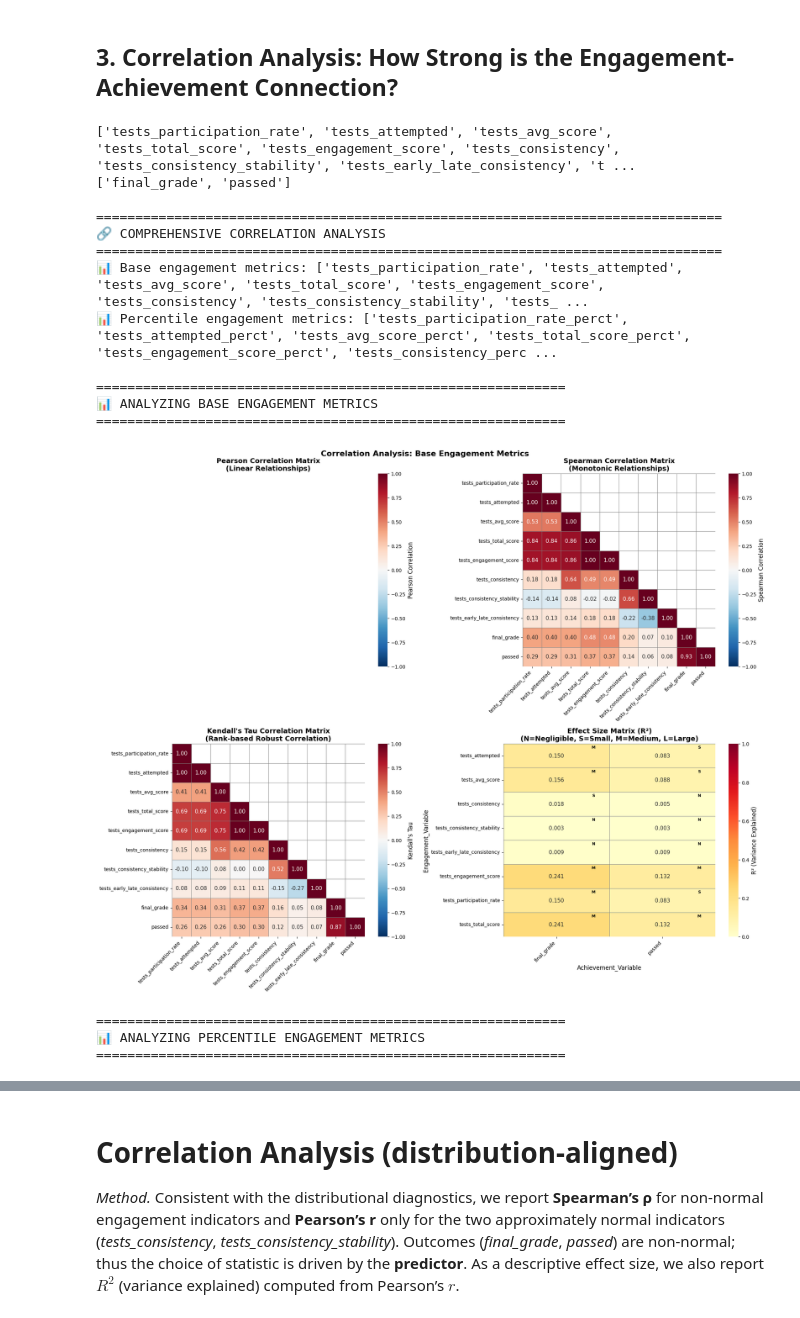
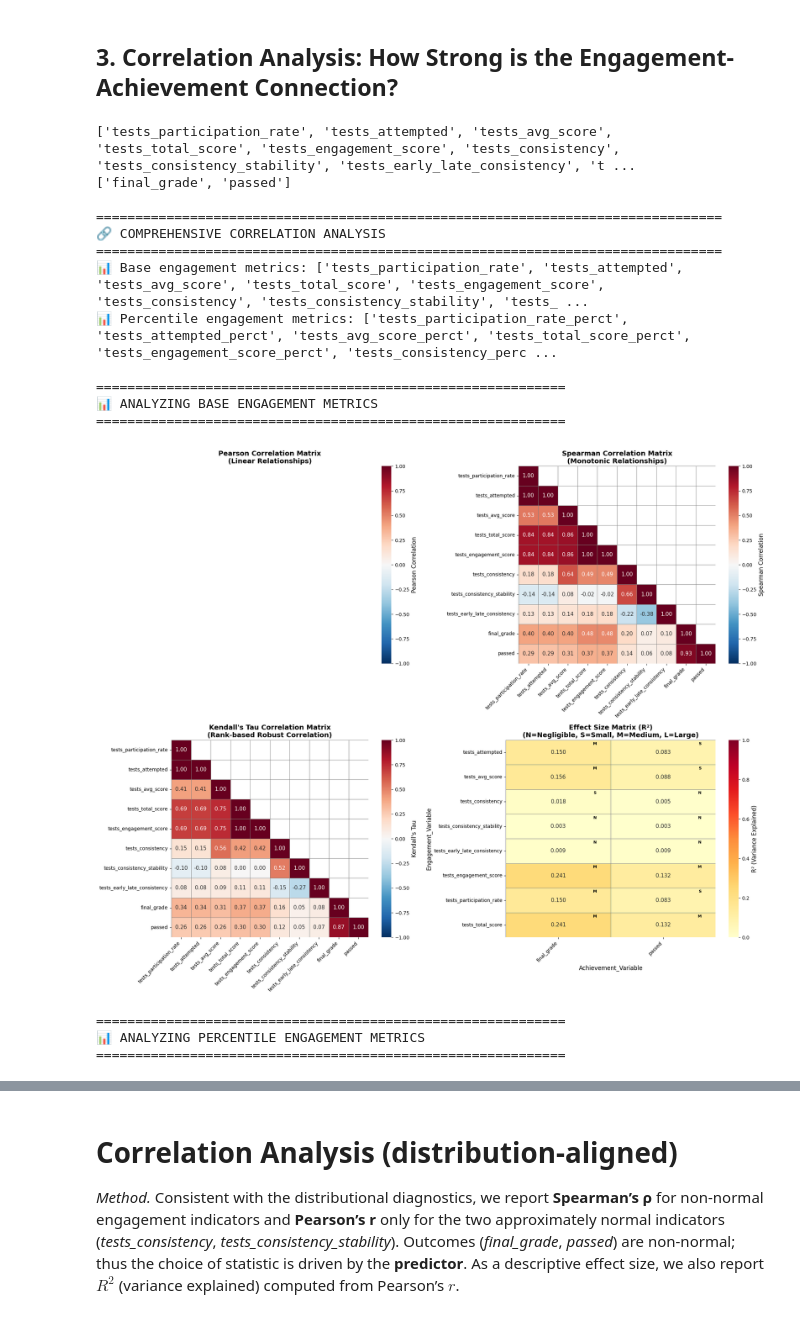
Before and after one commit to jsam/fc, a Jupyter notebook: notebooks/01_engagement_regression.ipynb, the cells around one changed output, grey strips where cells are left out. Drawn from its saved outputs; the diff is of its cells as text; code cells hidden in the pictures.

```diff
--- a/notebooks/01_engagement_regression.ipynb
+++ b/notebooks/01_engagement_regression.ipynb
@@ -718,8 +718,8 @@ def comprehensive_correlation_analysis(data, engagement_vars, achievement_vars):
             ax.set_xticklabels(ax.get_xticklabels(), rotation=45, ha='right')
             ax.set_yticklabels(ax.get_yticklabels(), rotation=0)
 
-        plt.suptitle(f'Correlation Analysis: {title_suffix}',
-                     fontsize=16, fontweight='bold')
+        # plt.suptitle(f'Correlation Analysis: {title_suffix}',
+                     # fontsize=16, fontweight='bold')
         plt.tight_layout()
         plt.show()
 
@@ -969,34 +969,34 @@ def comprehensive_correlation_analysis(data, engagement_vars, achievement_vars):
 
             if perct_corrs['R_squared'].mean() > base_corrs['R_squared'].mean():
                 print("✅ Percentile metrics show stronger correlations on average")
             else:
                 print("✅ Base metrics show stronger correlations on average")
 
         return corr_summary_df
 
     return None
 
 
 print(engagement_metrics)
 print(achievement_metrics)
 
 # Perform comprehensive correlation analysis with split metrics
 if 'engagement_metrics' in locals() and achievement_metrics:
     correlation_results_df = comprehensive_correlation_analysis(df, engagement_metrics, achievement_metrics)
 # %% [output]
 ['tests_participation_rate', 'tests_attempted', 'tests_avg_score', 'tests_total_score', 'tests_engagement_score', 'tests_consistency', 'tests_consistency_stability', 'tests_early_late_consistency', 't ...
 ['final_grade', 'passed']
 
 ================================================================================
 🔗 COMPREHENSIVE CORRELATION ANALYSIS
 ================================================================================
 📊 Base engagement metrics: ['tests_participation_rate', 'tests_attempted', 'tests_avg_score', 'tests_total_score', 'tests_engagement_score', 'tests_consistency', 'tests_consistency_stability', 'tests_ ...
 📊 Percentile engagement metrics: ['tests_participation_rate_perct', 'tests_attempted_perct', 'tests_avg_score_perct', 'tests_total_score_perct', 'tests_engagement_score_perct', 'tests_consistency_perc ...
 
 ============================================================
 📊 ANALYZING BASE ENGAGEMENT METRICS
 ============================================================
-[figure, old version]
+[figure, new version]
 ============================================================
 📊 ANALYZING PERCENTILE ENGAGEMENT METRICS
 ============================================================
```
Also changed, not shown: parts of 1 cell of this notebook.
